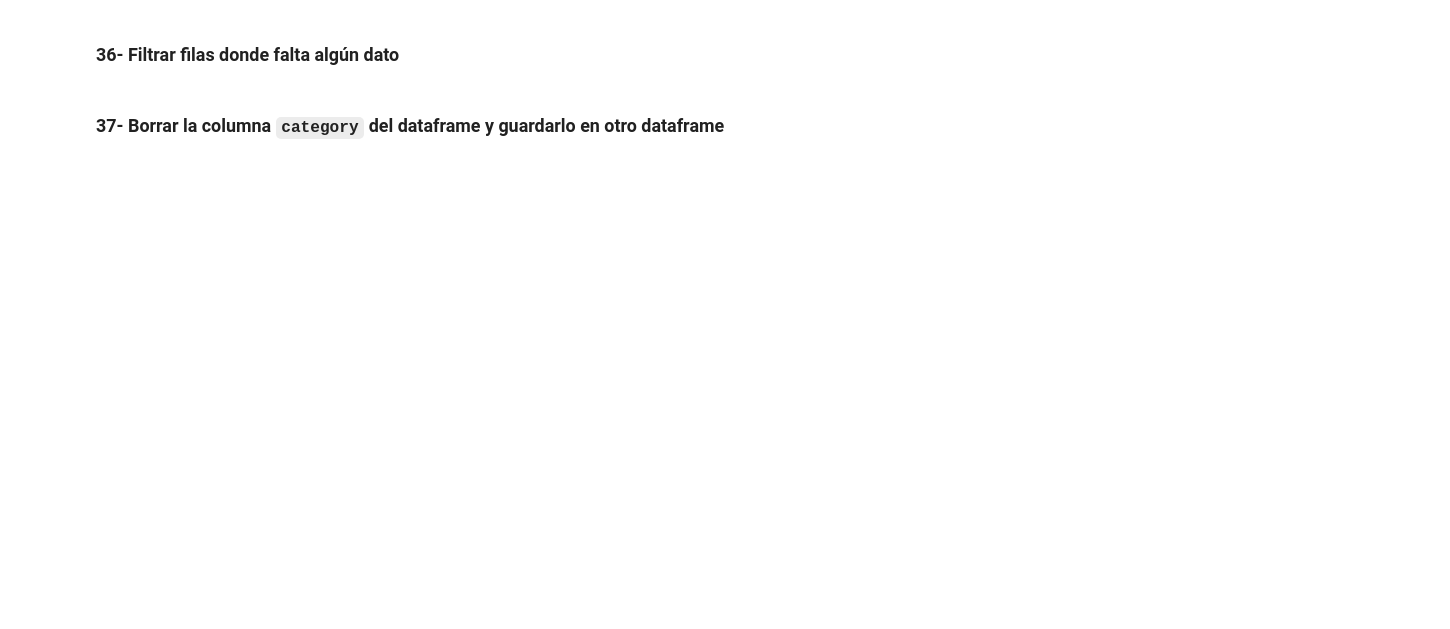
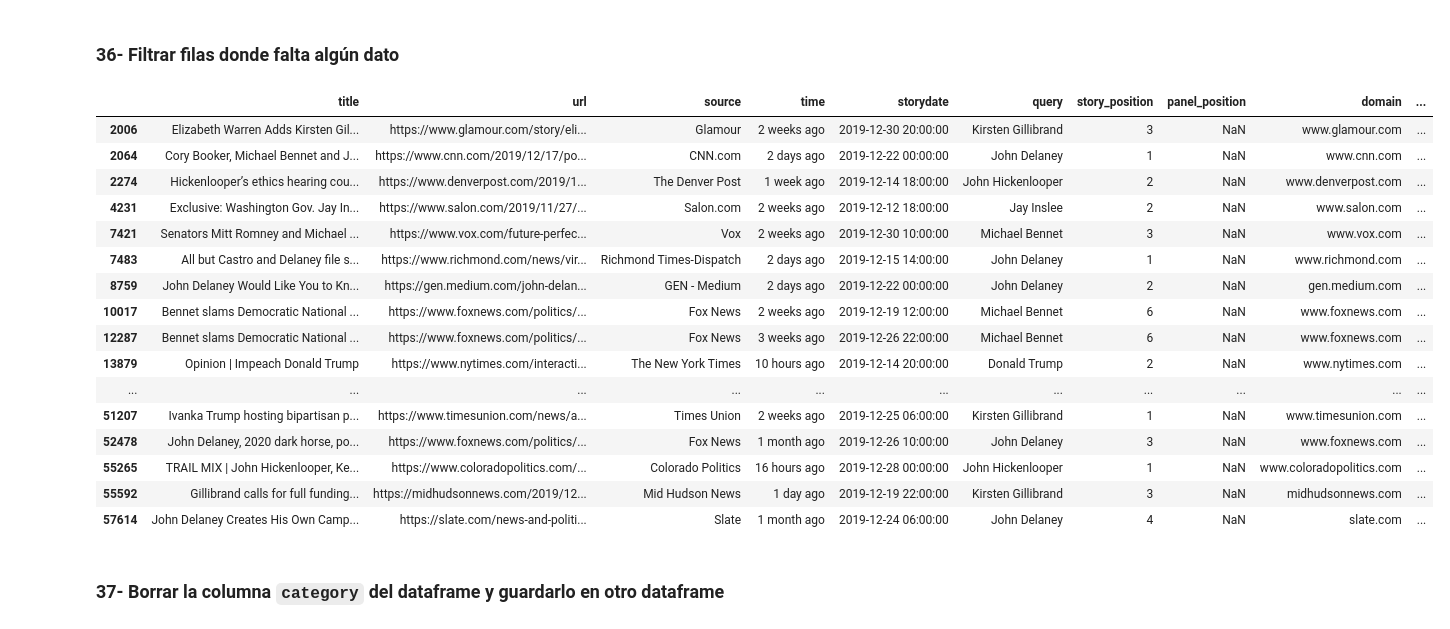
Before and after one commit to mizos0512/RPython, a Jupyter notebook: Notebooks/Clases/P40_JSON.ipynb, the cells around one changed output. Saved outputs shown, nothing was run; the diff lists cells and outputs as text; code cells hidden in the pictures; blank space fills up the shorter version.

```diff
--- a/Notebooks/Clases/P40_JSON.ipynb
+++ b/Notebooks/Clases/P40_JSON.ipynb
@@ -770,3 +770,6 @@ Este histograma es útil para obtener una visión general de cómo están distri
 (bins- es el numero de intervalos en los que se divide el rango de datos para crear el histograma)
 # %% [markdown]
 ### 27- Convertir la columna "storydate" a formato datetime
+# %%
+df['storydate'] = pd.to_datetime(df['storydate'])
+df.dtypes
@@ -773,2 +788,6 @@ Este histograma es útil para obtener una visión general de cómo están distri
 # %% [markdown]
 ### 28- Crear una nueva columna con el año de "storydate"
+# %%
+# Para eliminar una columna de un DataFrame df = df.drop('year', axis=1)
+df['year_storydate'] = df['storydate'].dt.year
+df
@@ -775,2 +808,5 @@ Este histograma es útil para obtener una visión general de cómo están distri
 # %% [markdown]
 ### 29- Crear una nueva columna con el mes de "storydate"
+# %%
+df['mes_storydate'] = df['storydate'].dt.month
+df
@@ -789,4 +950,25 @@ Este histograma es útil para obtener una visión general de cómo están distri
 # %% [markdown]
 ### 36- Filtrar filas donde falta algún dato
+# %%
+filas_con_faltantes = df[df.isnull().any(axis=1)]
+filas_con_faltantes
+# %% [output]
+|  | title | url | source | time | storydate | query | story_position | panel_position | domain | ... |
+| 2006 | Elizabeth Warren Adds Kirsten Gil... | https://www.glamour.com/story/eli... | Glamour | 2 weeks ago | 2019-12-30 20:00:00 | Kirsten Gillibrand | 3 | NaN | www.glamour.com | ... |
+| 2064 | Cory Booker, Michael Bennet and J... | https://www.cnn.com/2019/12/17/po... | CNN.com | 2 days ago | 2019-12-22 00:00:00 | John Delaney | 1 | NaN | www.cnn.com | ... |
+| 2274 | Hickenlooper’s ethics hearing cou... | https://www.denverpost.com/2019/1... | The Denver Post | 1 week ago | 2019-12-14 18:00:00 | John Hickenlooper | 2 | NaN | www.denverpost.com | ... |
+| 4231 | Exclusive: Washington Gov. Jay In... | https://www.salon.com/2019/11/27/... | Salon.com | 2 weeks ago | 2019-12-12 18:00:00 | Jay Inslee | 2 | NaN | www.salon.com | ... |
+| 7421 | Senators Mitt Romney and Michael ... | https://www.vox.com/future-perfec... | Vox | 2 weeks ago | 2019-12-30 10:00:00 | Michael Bennet | 3 | NaN | www.vox.com | ... |
+| 7483 | All but Castro and Delaney file s... | https://www.richmond.com/news/vir... | Richmond Times-Dispatch | 2 days ago | 2019-12-15 14:00:00 | John Delaney | 1 | NaN | www.richmond.com | ... |
+| 8759 | John Delaney Would Like You to Kn... | https://gen.medium.com/john-delan... | GEN - Medium | 2 days ago | 2019-12-22 00:00:00 | John Delaney | 2 | NaN | gen.medium.com | ... |
+| 10017 | Bennet slams Democratic National ... | https://www.foxnews.com/politics/... | Fox News | 2 weeks ago | 2019-12-19 12:00:00 | Michael Bennet | 6 | NaN | www.foxnews.com | ... |
+| 12287 | Bennet slams Democratic National ... | https://www.foxnews.com/politics/... | Fox News | 3 weeks ago | 2019-12-26 22:00:00 | Michael Bennet | 6 | NaN | www.foxnews.com | ... |
+| 13879 | Opinion | Impeach Donald Trump | https://www.nytimes.com/interacti... | The New York Times | 10 hours ago | 2019-12-14 20:00:00 | Donald Trump | 2 | NaN | www.nytimes.com | ... |
+| ... | ... | ... | ... | ... | ... | ... | ... | ... | ... | ... |
+| 51207 | Ivanka Trump hosting bipartisan p... | https://www.timesunion.com/news/a... | Times Union | 2 weeks ago | 2019-12-25 06:00:00 | Kirsten Gillibrand | 1 | NaN | www.timesunion.com | ... |
+| 52478 | John Delaney, 2020 dark horse, po... | https://www.foxnews.com/politics/... | Fox News | 1 month ago | 2019-12-26 10:00:00 | John Delaney | 3 | NaN | www.foxnews.com | ... |
+| 55265 | TRAIL MIX | John Hickenlooper, Ke... | https://www.coloradopolitics.com/... | Colorado Politics | 16 hours ago | 2019-12-28 00:00:00 | John Hickenlooper | 1 | NaN | www.coloradopolitics.com | ... |
+| 55592 | Gillibrand calls for full funding... | https://midhudsonnews.com/2019/12... | Mid Hudson News | 1 day ago | 2019-12-19 22:00:00 | Kirsten Gillibrand | 3 | NaN | midhudsonnews.com | ... |
+| 57614 | John Delaney Creates His Own Camp... | https://slate.com/news-and-politi... | Slate | 1 month ago | 2019-12-24 06:00:00 | John Delaney | 4 | NaN | slate.com | ... |
 # %% [markdown]
 ### 37- Borrar la columna `category` del dataframe y guardarlo en otro dataframe
```
Also changed, not shown: parts of 13 cells of this notebook, 1 other file.
